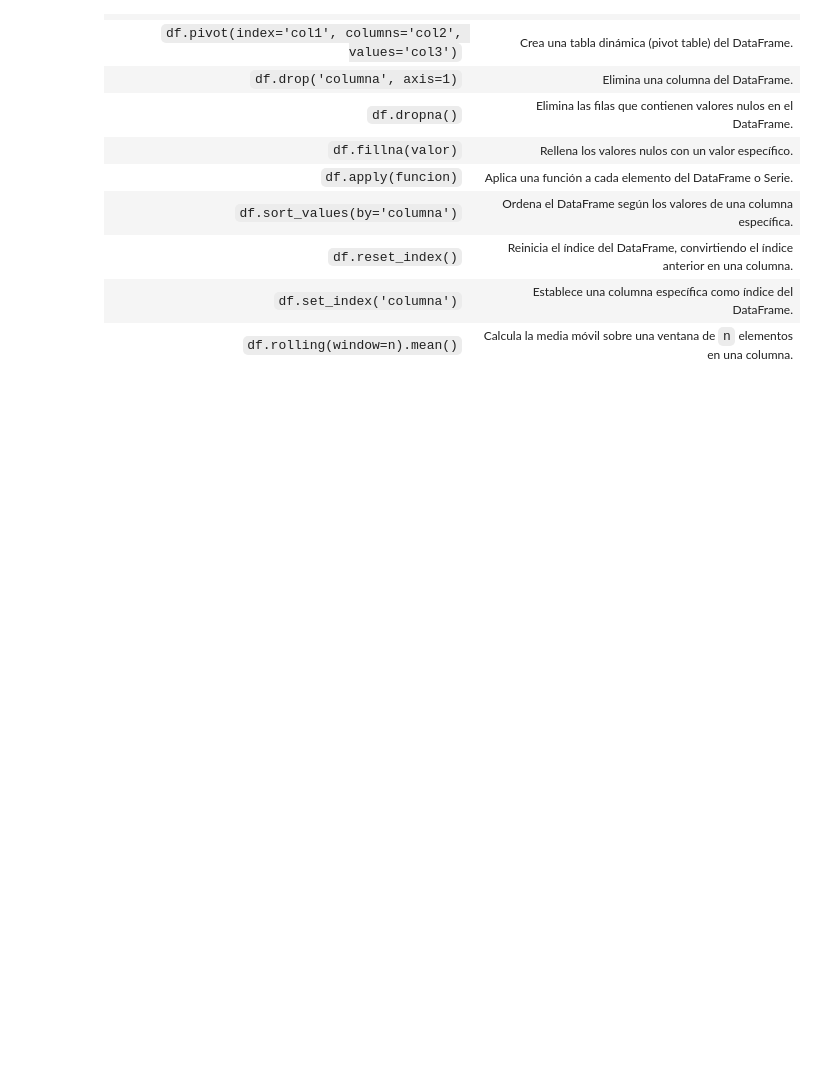
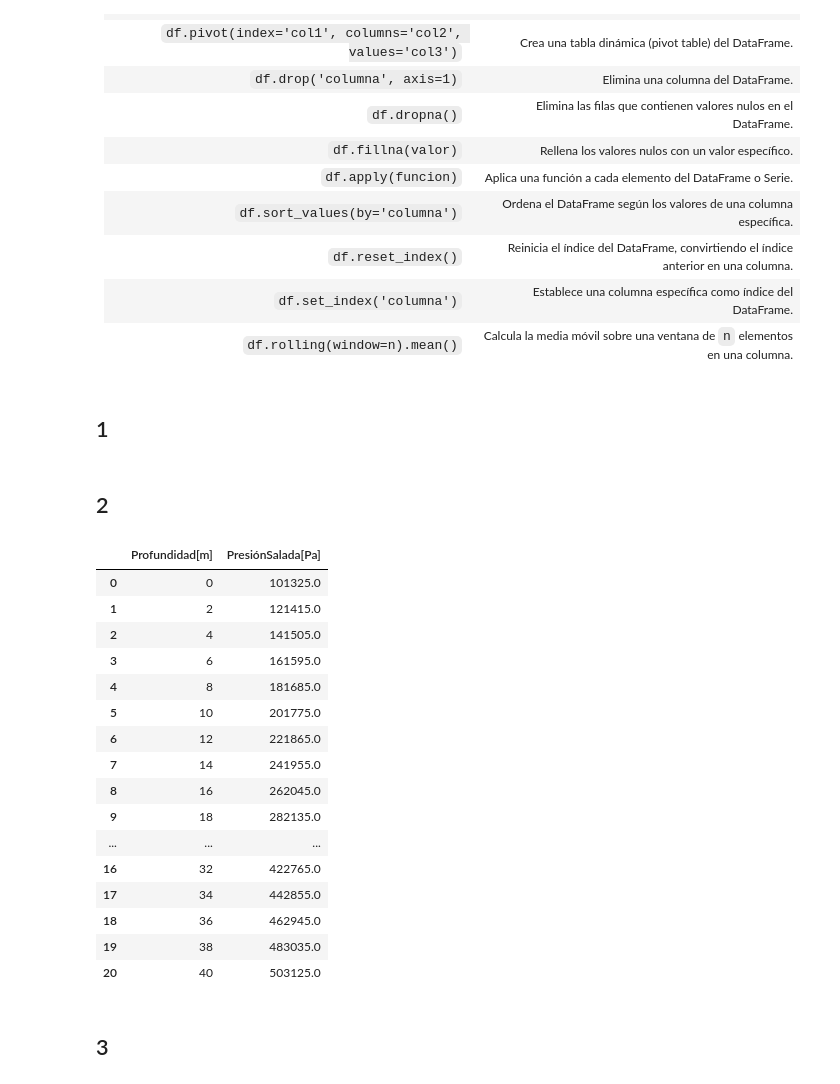
Before and after one commit to hernansalinas/FundamentosComputacion, a Jupyter notebook: Estudiantes/Cuevas_10/ExamenFinalFundamentosComputacion.ipynb, the cells around one changed output. Drawn from its saved outputs; the diff is of its cells as text; code cells hidden in the pictures; blank space fills up the shorter version.

```diff
--- a/Estudiantes/Cuevas_10/ExamenFinalFundamentosComputacion.ipynb
+++ b/Estudiantes/Cuevas_10/ExamenFinalFundamentosComputacion.ipynb
@@ -126,3 +126,5 @@ Ayuda:
 | `df.reset_index()` | Reinicia el índice del DataFrame, convirtiendo el índice anterior en una columna. |
 | `df.set_index('columna')` | Establece una columna específica como índice del DataFrame. |
 | `df.rolling(window=n).mean()` | Calcula la media móvil sobre una ventana de `n` elementos en una columna. |
+# %% [markdown]
+## 1
@@ -128,0 +133,37 @@ Ayuda:
+# %% [markdown]
+## 2
+# %%
+import pandas as pd
+import numpy as np
+
+Profundidad = np.arange(0,40+1,2)
+PresionSalada = np.zeros(20+1)
+
+
+for i in range (0, 20+1):
+    PresionSalada[i] = 101325 + 1025*9.8*Profundidad[i]
+
+SPresionSalada=pd.Series(PresionSalada)
+
+df_presion = pd.DataFrame({'Profundidad[m]':Profundidad, 'PresiónSalada[Pa]':SPresionSalada})
+df_presion
+# %% [output]
+|  | Profundidad[m] | PresiónSalada[Pa] |
+| 0 | 0 | 101325.0 |
+| 1 | 2 | 121415.0 |
+| 2 | 4 | 141505.0 |
+| 3 | 6 | 161595.0 |
+| 4 | 8 | 181685.0 |
+| 5 | 10 | 201775.0 |
+| 6 | 12 | 221865.0 |
+| 7 | 14 | 241955.0 |
+| 8 | 16 | 262045.0 |
+| 9 | 18 | 282135.0 |
+| ... | ... | ... |
+| 16 | 32 | 422765.0 |
+| 17 | 34 | 442855.0 |
+| 18 | 36 | 462945.0 |
+| 19 | 38 | 483035.0 |
+| 20 | 40 | 503125.0 |
+# %% [markdown]
+## 3
```
Also changed, not shown: parts of 10 cells of this notebook, 2 other files.
